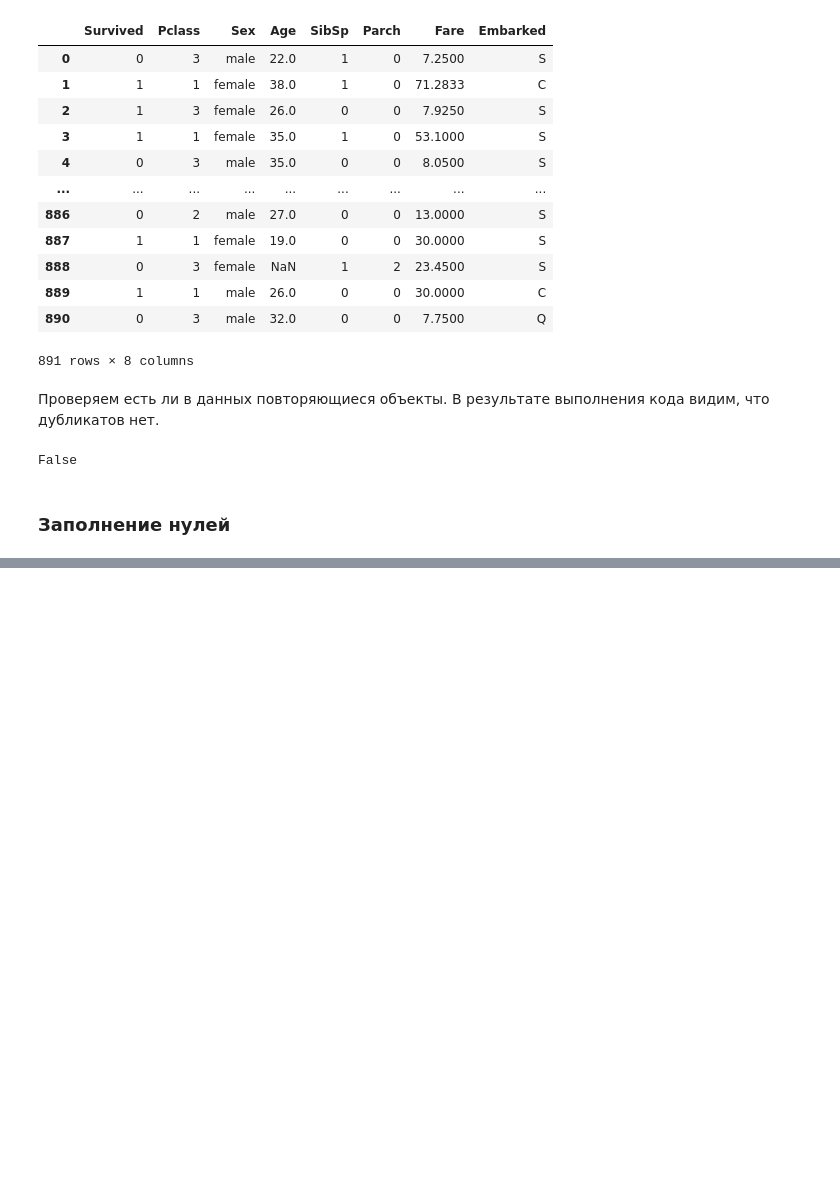
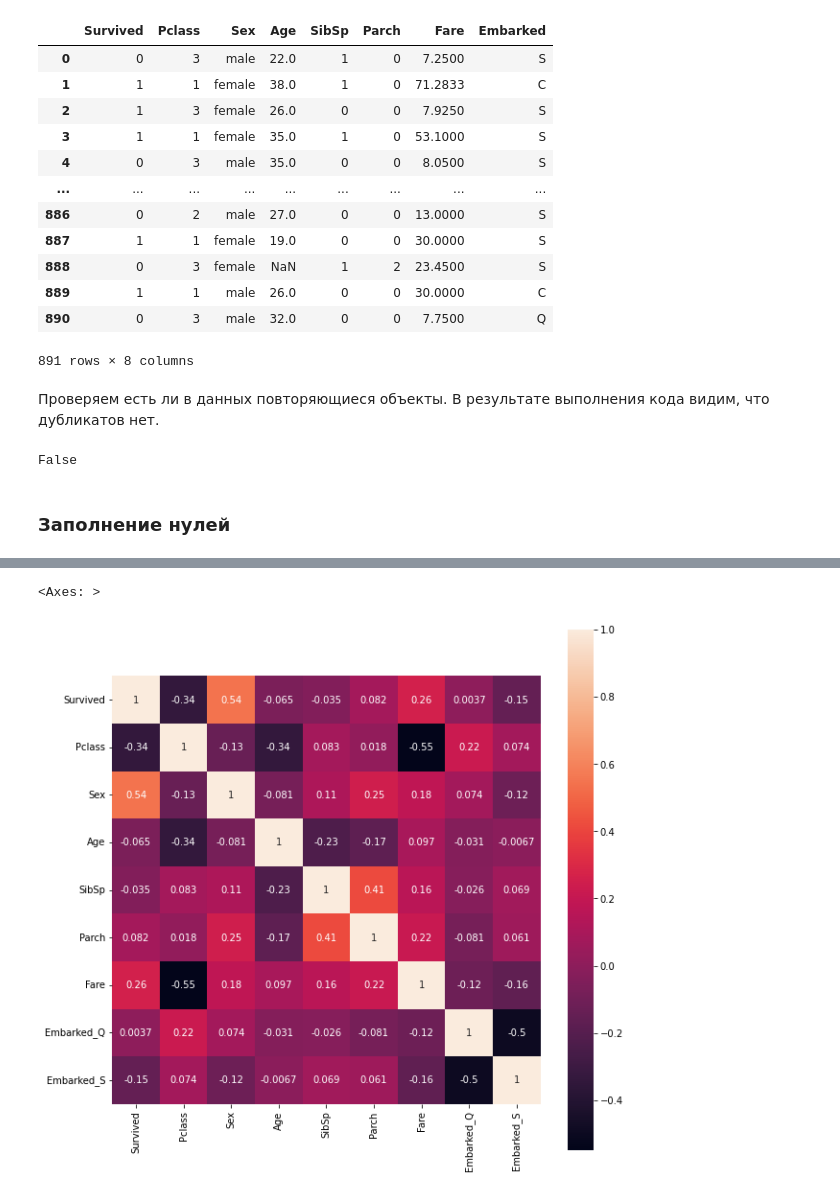
Before and after one commit to Filibonus/Titanic, a Jupyter notebook: titanic.ipynb, the cells around one changed output, grey strips where cells are left out. Saved outputs shown, nothing was run; the diff lists cells and outputs as text; code cells hidden in the pictures; blank space fills up the shorter version.

```diff
--- a/titanic.ipynb
+++ b/titanic.ipynb
@@ -12,7 +12,7 @@ import warnings
 warnings.filterwarnings('ignore')
 %matplotlib inline
 # %%
-df = pd.read_csv('dataset/train.csv')
+df = pd.read_csv('train.csv')
 # %%
 df.head()
 # %% [output]
@@ -73,4 +73,12 @@ False
 ### Заполнение нулей
 # %%
 bl_df.Age = df.Age.fillna(df.Age.median())
-bl_df.Embarked = df.Embarked.fillna(df.Embarked.mode())
+bl_df.Embarked = df.Embarked.fillna(df.Embarked.mode()[0])
+# %%
+bl_df = pd.get_dummies(
+        bl_df,
+        columns=['Embarked'],
+        drop_first=True,
+)
+# %%
+bl_df.Sex = df.Sex.replace({'female': 1, 'male': 0})
@@ -76,0 +133,6 @@ bl_df.Embarked = df.Embarked.fillna(df.Embarked.mode())
+# %%
+plt.subplots(figsize=(10, 10))
+sns.heatmap(bl_df.corr(), square=True, annot=True)
+# %% [output]
+<Axes: >
+[figure, added]
```
Also changed, not shown: parts of 3 cells of this notebook.
